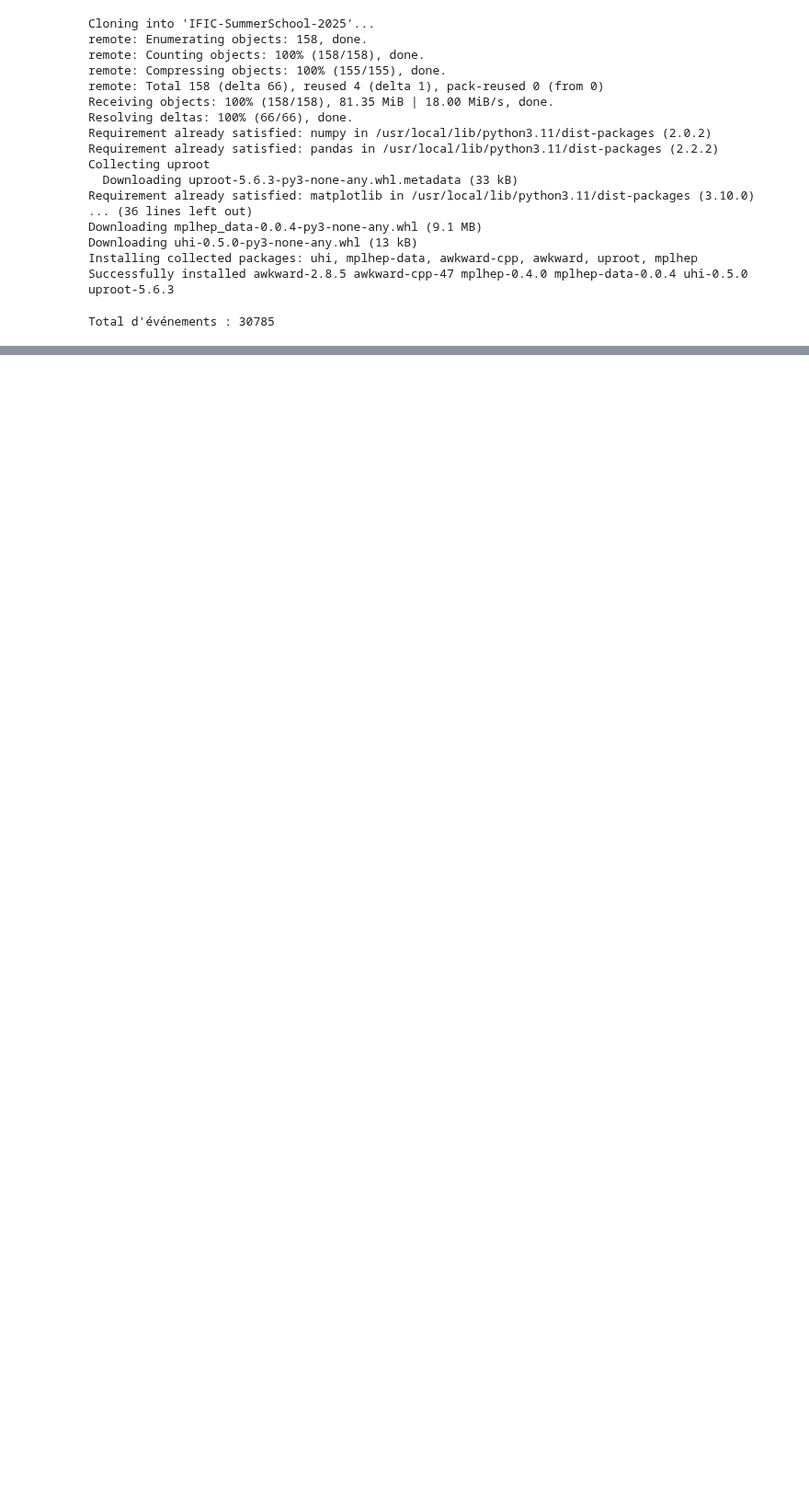
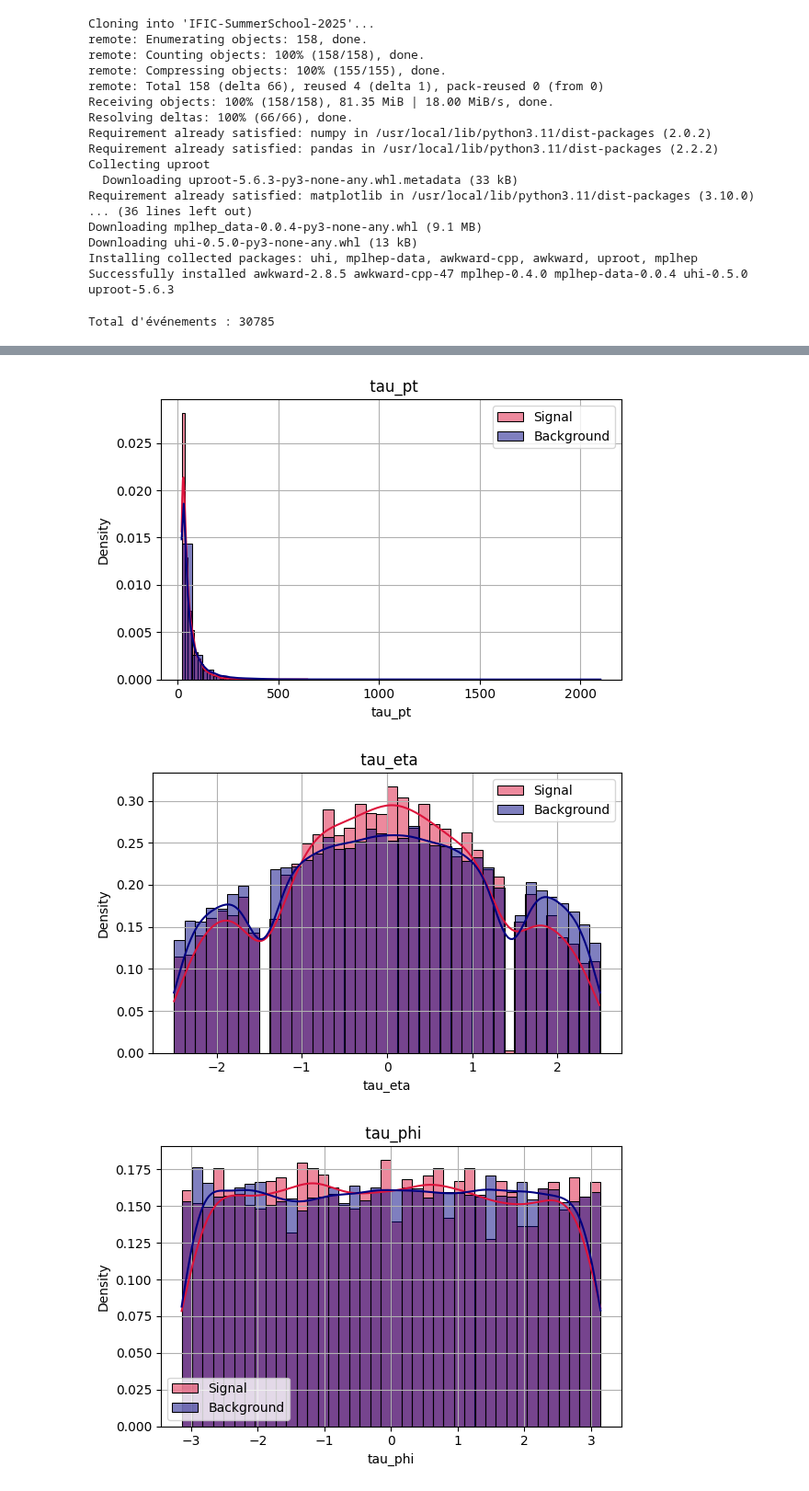
Before and after one commit to M0V1/IFIC-SummerSchool-2025, a Jupyter notebook: ML.ipynb, the cells around one changed output, grey strips where cells are left out. Shown at 92% size. Saved outputs shown, nothing was run; the diff lists cells and outputs as text; code cells hidden in the pictures; blank space fills up the shorter version.

```diff
--- a/ML.ipynb
+++ b/ML.ipynb
@@ -156,0 +157,21 @@ plt.show()
+# %%
+import seaborn as sns
+
+def plot_feature_distributions(df, features, label_col="label", bins=40):
+    for var in features:
+        plt.figure(figsize=(6, 4))
+        sns.histplot(df[df[label_col] == 1][var], color="crimson", label="Signal", stat="density", bins=bins, kde=True)
+        sns.histplot(df[df[label_col] == 0][var], color="navy", label="Background", stat="density", bins=bins, kde=True)
+        plt.title(f" {var}")
+        plt.xlabel(var)
+        plt.ylabel("Density")
+        plt.legend()
+        plt.grid(True)
+        plt.tight_layout()
+        plt.show()
+
+plot_feature_distributions(df_total, features)
+# %% [output]
+[figure, added]
+[figure, added]
+[figure, added]
```
Also changed, not shown: parts of 4 cells of this notebook.
